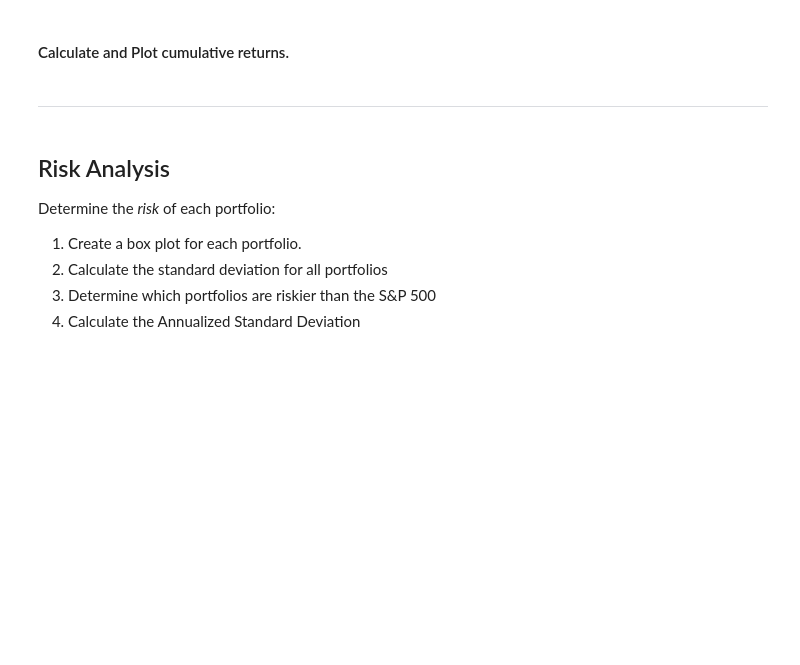
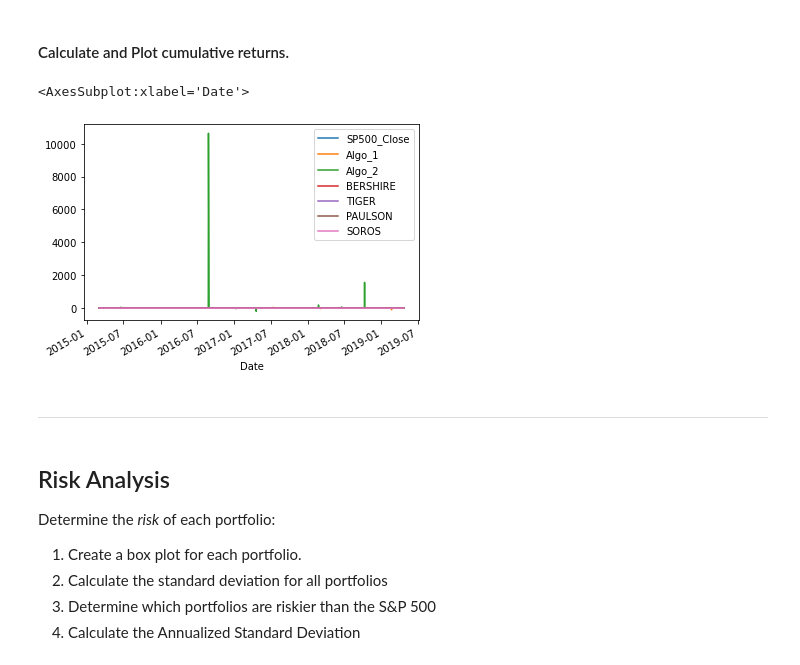
Before and after one commit to tibales1/umn_homework_pandas, a Jupyter notebook: Starter_Code/whale_analysis.ipynb, the cells around one changed output. Saved outputs shown, nothing was run; the diff lists cells and outputs as text; code cells hidden in the pictures; blank space fills up the shorter version.

```diff
--- a/Starter_Code/whale_analysis.ipynb
+++ b/Starter_Code/whale_analysis.ipynb
@@ -261,8 +339,12 @@ In this section, you will calculate and visualize performance and risk metrics f
 #### Calculate and Plot cumulative returns.
 # %%
 # Calculate cumulative returns of all portfolios
-
+cumulative_returns = (1 + joined_data_rows).cumprod()
 # Plot cumulative returns
+cumulative_returns.plot()
+# %% [output]
+<AxesSubplot:xlabel='Date'>
+[figure, added]
 # %% [markdown]
 ---
 # %% [markdown]
```
Also changed, not shown: parts of 83 cells of this notebook.
